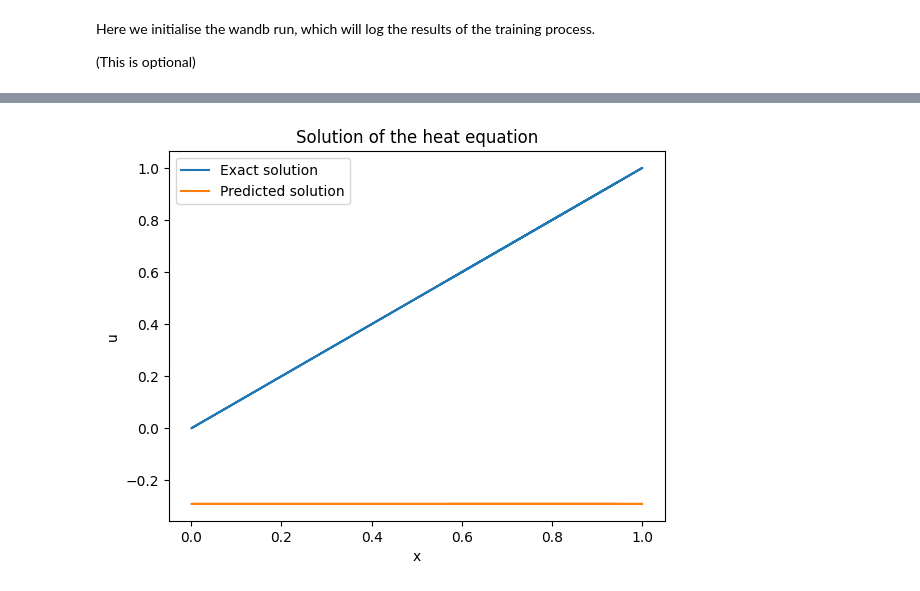
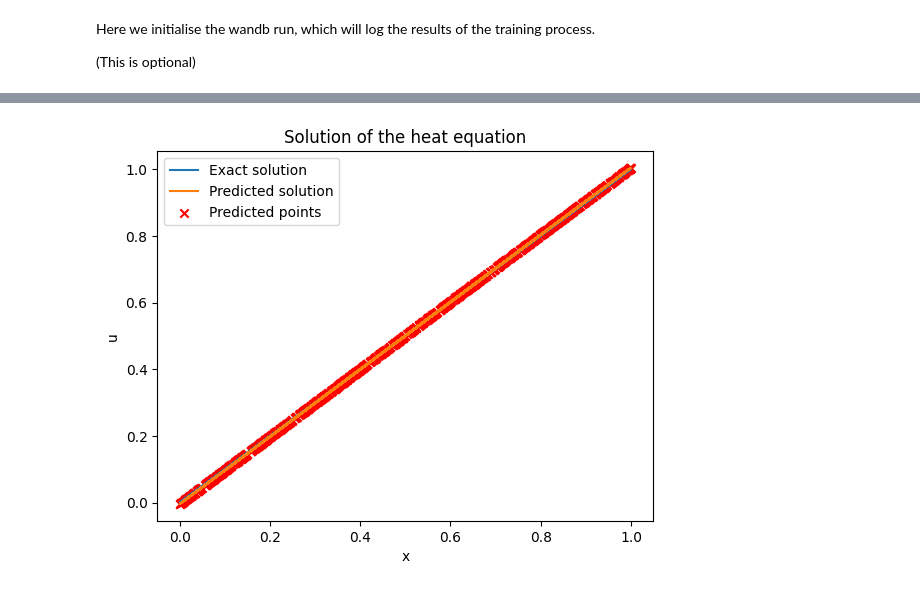
Before and after one commit to elNuNus/Projet_SOIA_61_PINN, a Jupyter notebook: Heat_equation/PINN_1D_heat_eq_stat.ipynb, the cells around one changed output, grey strips where cells are left out. Cells and saved outputs as stored; diff of their text form; code cells hidden in the pictures.

```diff
--- a/Heat_equation/PINN_1D_heat_eq_stat.ipynb
+++ b/Heat_equation/PINN_1D_heat_eq_stat.ipynb
@@ -69,7 +69,7 @@ class SimpleNetwork(nn.Module):
 We define the problem in physical terms, and format it so that it can be used by the neural network.
 # %%
 # Space domain
-x_min = -1
+x_min = 0
 x_max = 1
 N_x = 1000 # Number of points in the space domain
 X = np.linspace(x_min, x_max, N_x) # Discretized space domain
@@ -95,9 +95,9 @@ def u_bound_cond(x):
     u[0][0][-1] = 1
     return u
 
-def open_boundary(N, g_d_0=0, g_d_1=0):
-    x = torch.cat([torch.ones(N // 2) * -1, torch.ones(N // 2) * 1], dim=0)
-    u = torch.cat([torch.ones(N // 2) * g_d_0, torch.ones(N // 2) * g_d_1], dim=0)
+def open_boundary(N, x_0, x_1, u_0=0, u_1=1):
+    x = torch.cat([torch.ones(N // 2) * x_0, torch.ones(N // 2) * x_1], dim=0)
+    u = torch.cat([torch.ones(N // 2) * u_0, torch.ones(N // 2) * u_1], dim=0)
     return x, u
 
 def u_exact(x):
@@ -298,35 +298,35 @@ Training time: 00h 02min 29s
 # %%
 # Plot solution
 
 # Test points, randomly distributed in the space domain
-X_test = torch.rand(N_x, dtype=torch.float32)
+X_test = torch.rand(N_x, requires_grad=True)*(x_max - x_min) + x_min
 X_test = X_test.reshape(N_x, 1)
 X_test = X_test.to(device) # Send the inputs to the device (GPU or CPU)
 
 # Predict the solution
 u_predict = my_model(X_test)
 u_check = my_model_checkpoint(X_test)
 u_test = u_exact(X_test)
 
 # Move tensors to CPU before converting to NumPy arrays
 X_test = X_test.cpu().detach().numpy()
 u_predict = u_predict.cpu().detach().numpy()
 u_check = u_check.cpu().detach().numpy()
 u_test = u_test.cpu().detach().numpy()
 
 # Plot the solutions
 plt.plot(X_test, u_test, label="Exact solution")
 plt.plot(X_test, u_predict, label="Predicted solution")
-# plt.scatter(X_test, u_predict, label="Predicted points", marker="x", color="red")
+plt.scatter(X_test, u_predict, label="Predicted points", marker="x", color="red")
 # plt.plot(X_test, u_check, label="Predicted solution checkpoint")
 
 plt.xlabel("x")
 plt.ylabel("u")
 plt.legend()
 plt.title("Solution of the heat equation")
 plt.show()
 # %% [output]
-[figure, old version]
+[figure, new version]
 # %%
 # Plot the training loss
 # plt.plot(training_loss) # Linear scale
```
Also changed, not shown: parts of 5 cells of this notebook, 2 other files.
